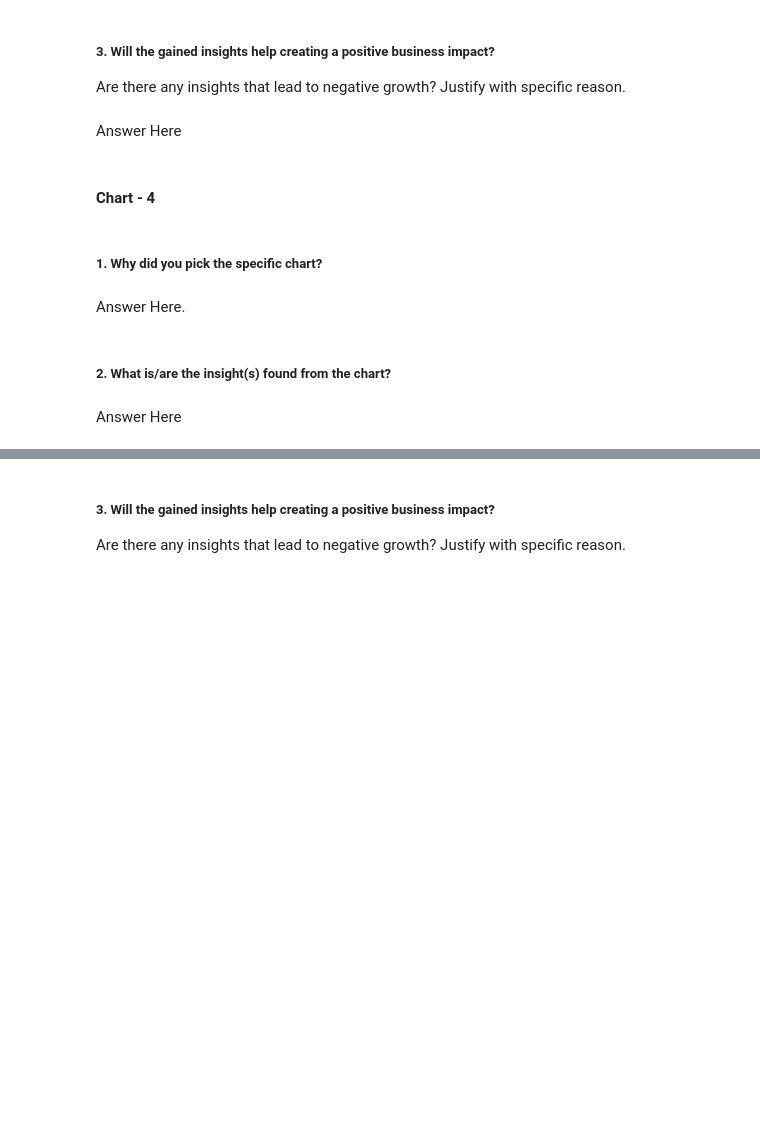
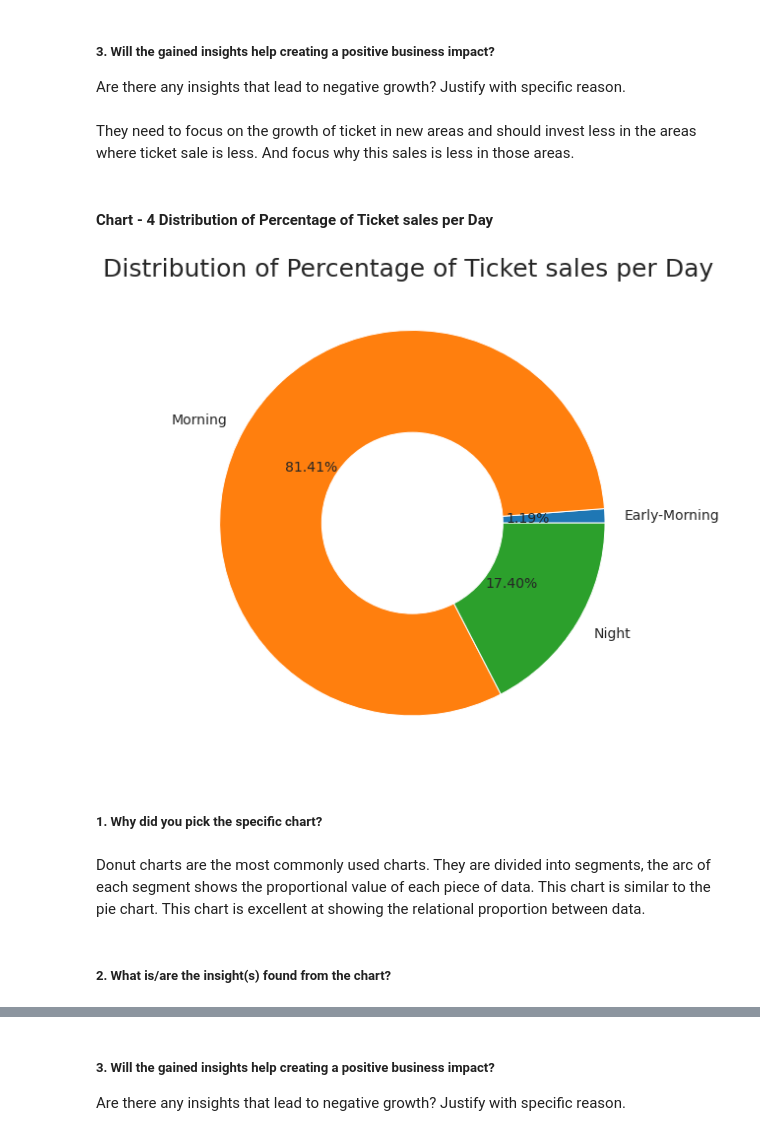
Before and after one commit to maxashoka3/Transport-Demand-Prediction, a Jupyter notebook: Transport_Demand_Prediction.ipynb, the cells around one changed output, grey strips where cells are left out. Cells and saved outputs as stored; diff of their text form; code cells hidden in the pictures; blank space fills up the shorter version.

```diff
--- a/Transport_Demand_Prediction.ipynb
+++ b/Transport_Demand_Prediction.ipynb
@@ -601,7 +664,3 @@ Answer Here
 # %% [markdown]
 ##### 3. Will the gained insights help creating a positive business impact?
 Are there any insights that lead to negative growth? Justify with specific reason.
-# %% [markdown]
-Answer Here
-# %% [markdown]
-#### Chart - 4
@@ -610,8 +667,26 @@ Answer Here
+# %% [markdown]
+They need to focus on the growth of ticket in new areas and should invest less in the areas where ticket sale is less. And focus why this sales is less in those areas.
+# %% [markdown]
+#### Chart - 4 Distribution of Percentage of Ticket sales per Day
+# %%
+# Chart - 4 visualization code
+plt.figure(figsize = (9,9))
+# ploting the pie chart
+plt.pie(ticket_sold_day_time['Total Ticket Sold'],
+        labels=ticket_sold_day_time['travel_time_of_day'],
+        autopct='%1.2f%%')
+my_circle = plt.Circle( (0,0), 0.47, color='white')
+p=plt.gcf()
+p.gca().add_artist(my_circle)
+plt.title('Distribution of Percentage of Ticket sales per Day ', fontsize = 25)
+plt.show()
+# %% [output]
+[figure, added]
 # %% [markdown]
 ##### 1. Why did you pick the specific chart?
-# %% [markdown]
-Answer Here.
+# %% [markdown]
+Donut charts are the most commonly used charts. They are divided into segments, the arc of each segment shows the proportional value of each piece of data.
+This chart is similar to the pie chart.
+This chart is excellent at showing the relational proportion between data.
 # %% [markdown]
 ##### 2. What is/are the insight(s) found from the chart?
-# %% [markdown]
-Answer Here
```
Also changed, not shown: parts of 41 cells of this notebook.
